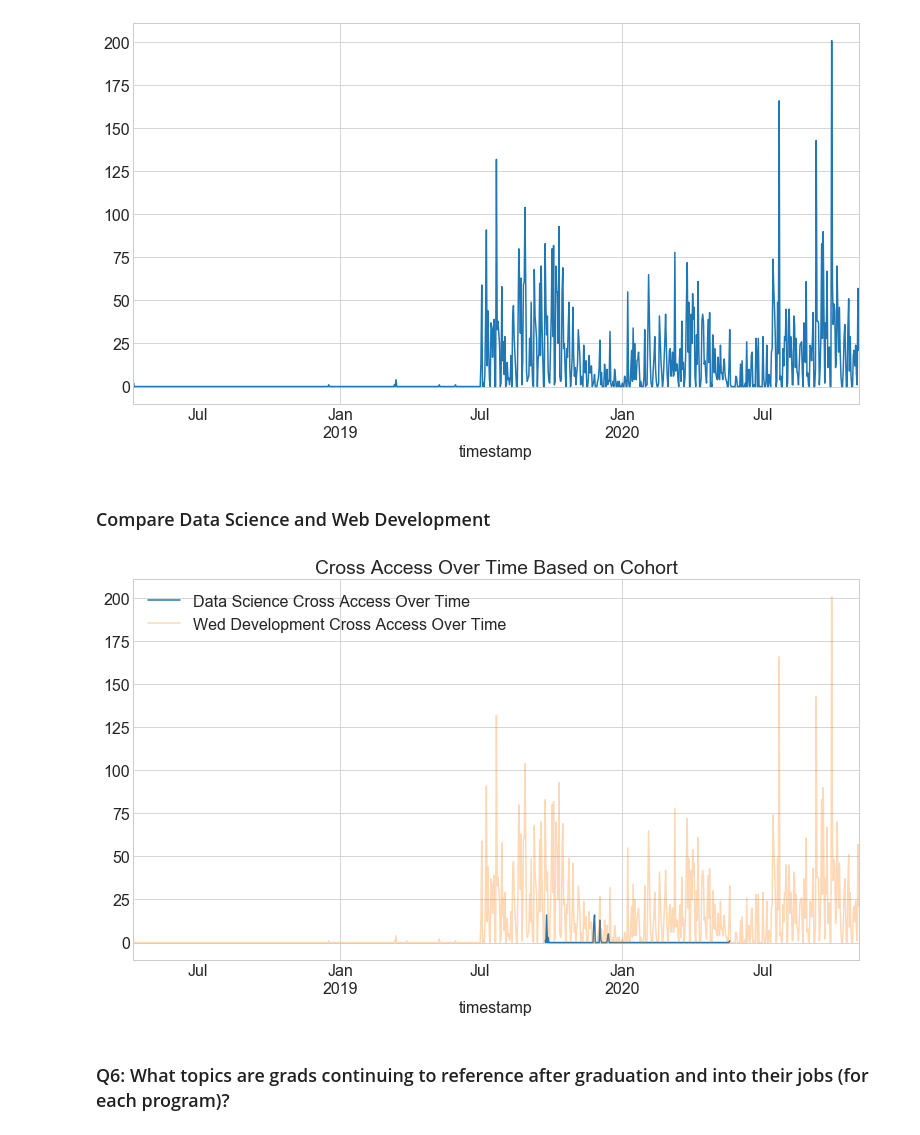
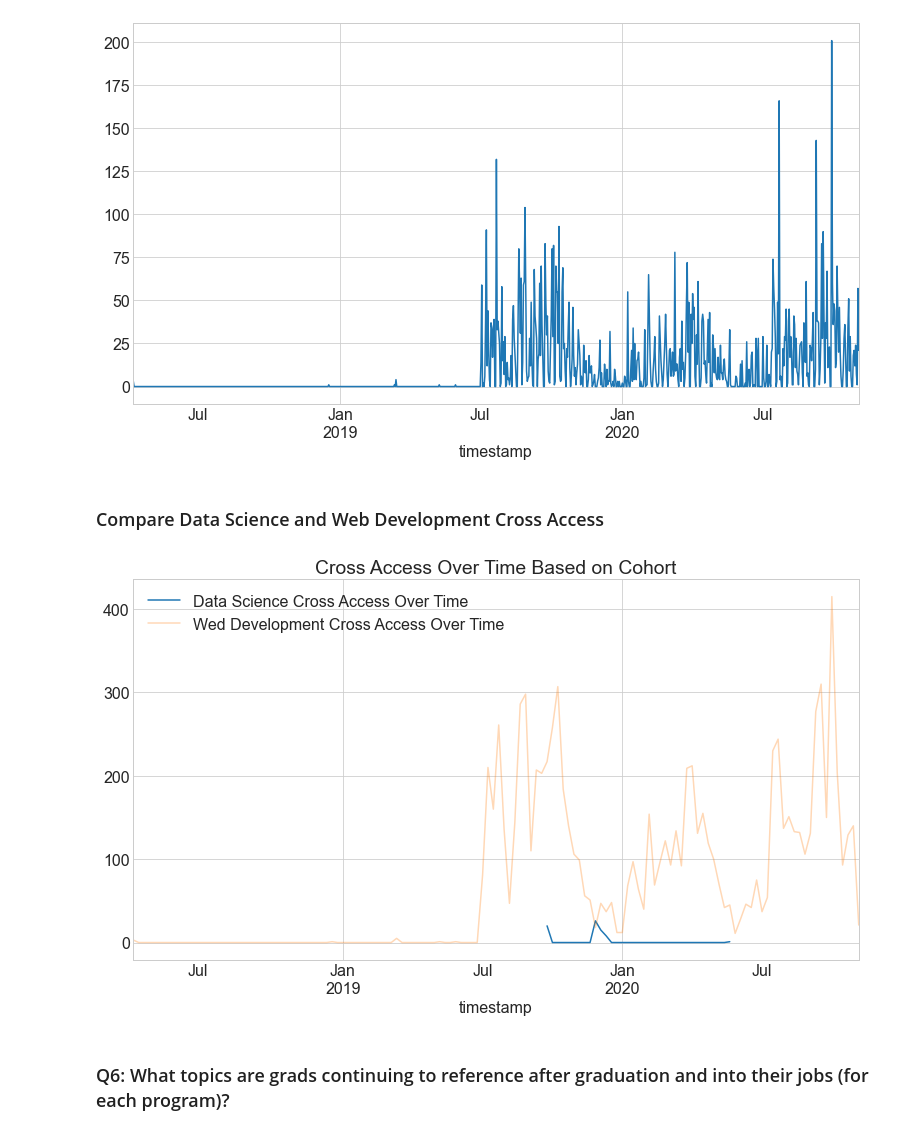
Before and after one commit to Yongliang-Shi/Anomaly-Detection-in-the-Curriculum-Access-Log, a Jupyter notebook: explore_log.ipynb, the cells around one changed output. Drawn from its saved outputs; the diff is of its cells as text; code cells hidden in the pictures.

```diff
--- a/explore_log.ipynb
+++ b/explore_log.ipynb
@@ -554,15 +555,15 @@ plt.show()
 # %% [output]
 [figure]
 # %% [markdown]
-### Compare Data Science and Web Development
+### Compare Data Science and Web Development Cross Access
 # %%
-log_ds_cross.resample('D').lesson.count().plot(label='Data Science Cross Access Over Time')
-log_wd_cross.resample('D').lesson.count().plot(alpha=0.3, label='Wed Development Cross Access Over Time')
+log_ds_cross.resample('W').lesson.count().plot(label='Data Science Cross Access Over Time')
+log_wd_cross.resample('W').lesson.count().plot(alpha=0.3, label='Wed Development Cross Access Over Time')
 plt.title('Cross Access Over Time Based on Cohort')
 plt.legend()
 plt.show()
 # %% [output]
-[figure, old version]
+[figure, new version]
 # %% [markdown]
 ### Q6: What topics are grads continuing to reference after graduation and into their jobs (for each program)?
 # %% [markdown]
```
Also changed, not shown: parts of 13 cells of this notebook.
